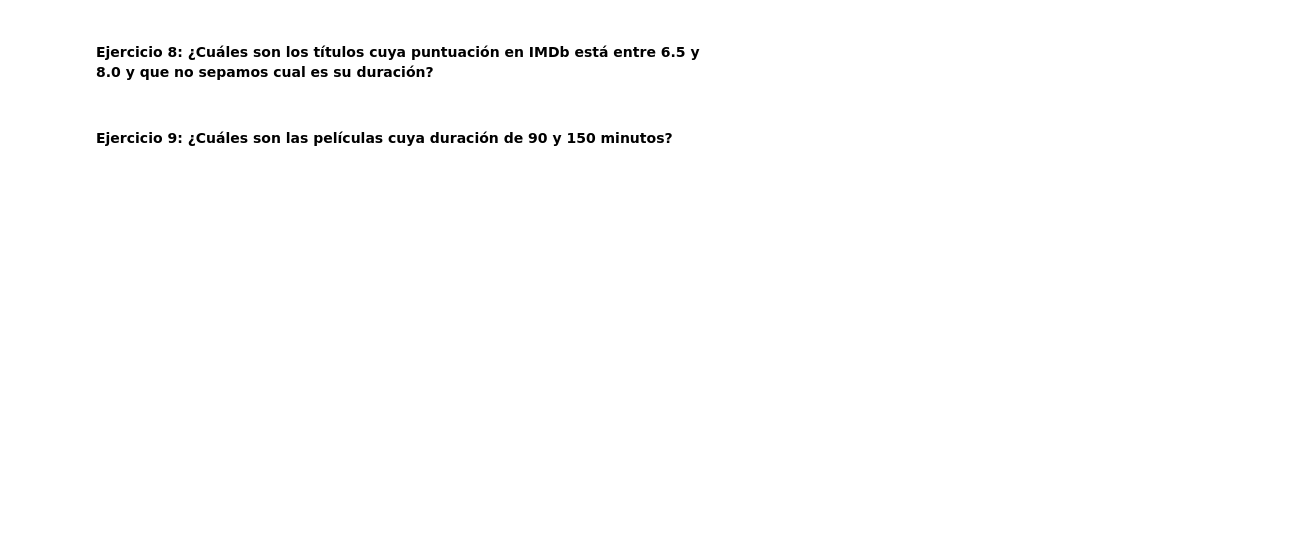
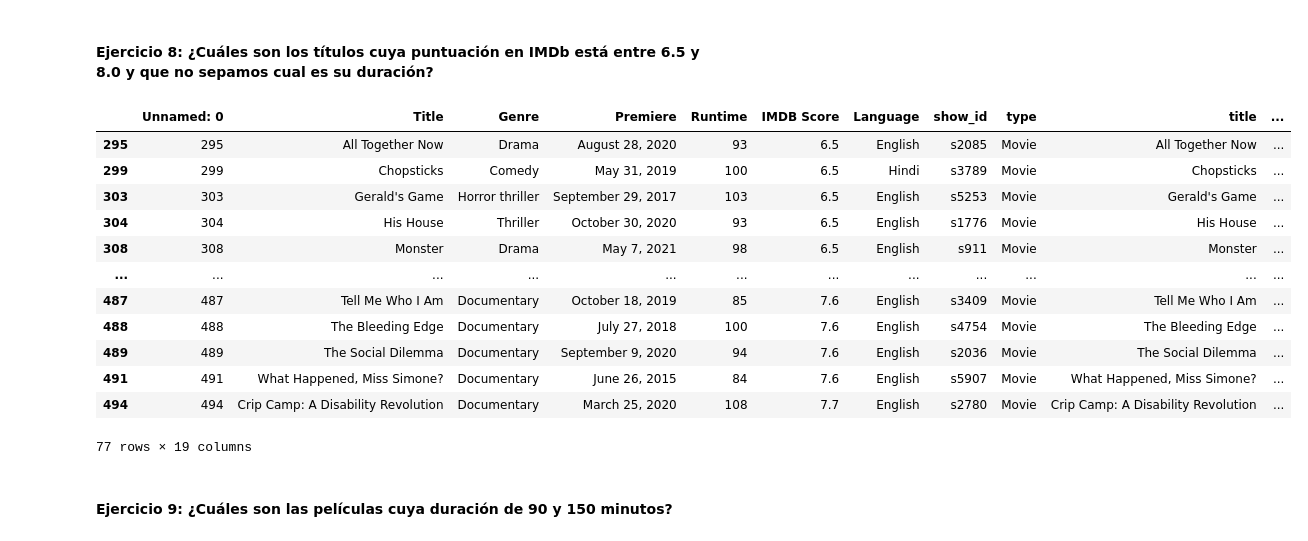
Before and after one commit to Rcm89/laboratorio-pandas-filtrado-y-groupby, a Jupyter notebook: laboratorio-modulo2-leccion03-filtrado.ipynb, the cells around one changed output. Saved outputs shown, nothing was run; the diff lists cells and outputs as text; code cells hidden in the pictures; blank space fills up the shorter version.

```diff
--- a/laboratorio-modulo2-leccion03-filtrado.ipynb
+++ b/laboratorio-modulo2-leccion03-filtrado.ipynb
@@ -129,4 +195,23 @@ df_ej
 # %% [markdown]
 #### Ejercicio 8: ¿Cuáles son los títulos cuya puntuación en IMDb está entre 6.5 y 8.0 y que no sepamos cual es su duración?
+# %%
+condicion_1=df_Netflix['IMDB Score'].between(6.5, 8.0)
+condicion_2=df_Netflix['duration'].isnull()
+df_ej=df_Netflix[condicion_1 & condicion_2]
+df_ej
+# %% [output]
+|  | Unnamed: 0 | Title | Genre | Premiere | Runtime | IMDB Score | Language | show_id | type | title | ... |
+| 295 | 295 | All Together Now | Drama | August 28, 2020 | 93 | 6.5 | English | s2085 | Movie | All Together Now | ... |
+| 299 | 299 | Chopsticks | Comedy | May 31, 2019 | 100 | 6.5 | Hindi | s3789 | Movie | Chopsticks | ... |
+| 303 | 303 | Gerald's Game | Horror thriller | September 29, 2017 | 103 | 6.5 | English | s5253 | Movie | Gerald's Game | ... |
+| 304 | 304 | His House | Thriller | October 30, 2020 | 93 | 6.5 | English | s1776 | Movie | His House | ... |
+| 308 | 308 | Monster | Drama | May 7, 2021 | 98 | 6.5 | English | s911 | Movie | Monster | ... |
+| ... | ... | ... | ... | ... | ... | ... | ... | ... | ... | ... | ... |
+| 487 | 487 | Tell Me Who I Am | Documentary | October 18, 2019 | 85 | 7.6 | English | s3409 | Movie | Tell Me Who I Am | ... |
+| 488 | 488 | The Bleeding Edge | Documentary | July 27, 2018 | 100 | 7.6 | English | s4754 | Movie | The Bleeding Edge | ... |
+| 489 | 489 | The Social Dilemma | Documentary | September 9, 2020 | 94 | 7.6 | English | s2036 | Movie | The Social Dilemma | ... |
+| 491 | 491 | What Happened, Miss Simone? | Documentary | June 26, 2015 | 84 | 7.6 | English | s5907 | Movie | What Happened, Miss Simone? | ... |
+| 494 | 494 | Crip Camp: A Disability Revolution | Documentary | March 25, 2020 | 108 | 7.7 | English | s2780 | Movie | Crip Camp: A Disability Revolution | ... |
+77 rows × 19 columns
 # %% [markdown]
 #### Ejercicio 9: ¿Cuáles son las películas cuya duración de 90 y 150 minutos?
```
Also changed, not shown: parts of 19 cells of this notebook.
